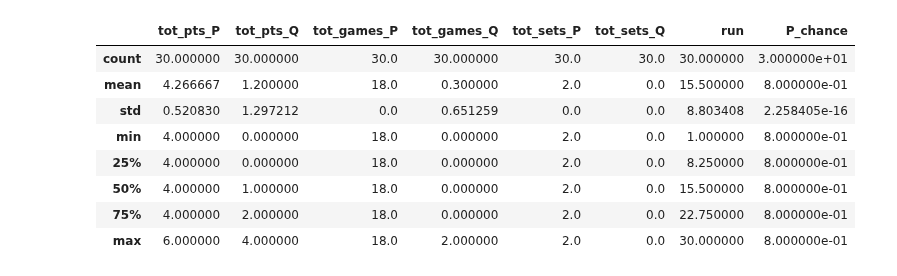
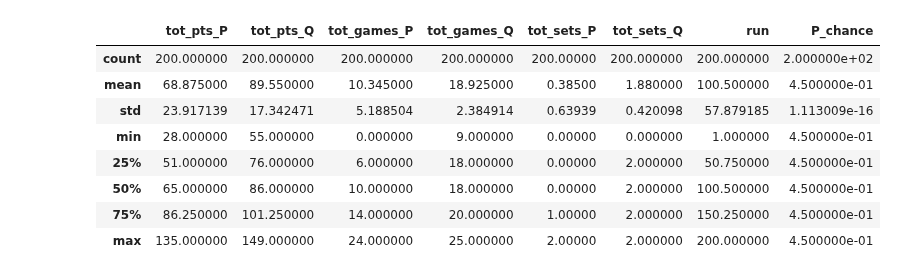
Before and after one commit to Henriquelay/markov-chain-tennis, a Jupyter notebook: grapher.ipynb, the cells around one changed output. Cells and saved outputs as stored; diff of their text form; code cells hidden in the pictures.

```diff
--- a/grapher.ipynb
+++ b/grapher.ipynb
@@ -4,7 +4,7 @@ import seaborn as sns
 
 sns.set_theme(style="whitegrid")
 
-chances = [.8, .45]
+chances = [.7, .45]
 # %%
 df = pd.read_csv('out.csv')
 # Splitting df between "advantage" (high chance to win) runs and "fair" (~50% chance to win) runs
@@ -33,13 +40,13 @@ df_advantage.describe()
 # %%
-df_ = grouped_df.get_group(chances[1])
-df_advantage.describe()
+df_fair = grouped_df.get_group(chances[1])
+df_fair.describe()
 # %% [output]
 |  | tot_pts_P | tot_pts_Q | tot_games_P | tot_games_Q | tot_sets_P | tot_sets_Q | run | P_chance |
-| count | 30.000000 | 30.000000 | 30.0 | 30.000000 | 30.0 | 30.0 | 30.000000 | 3.000000e+01 |
-| mean | 4.266667 | 1.200000 | 18.0 | 0.300000 | 2.0 | 0.0 | 15.500000 | 8.000000e-01 |
-| std | 0.520830 | 1.297212 | 0.0 | 0.651259 | 0.0 | 0.0 | 8.803408 | 2.258405e-16 |
-| min | 4.000000 | 0.000000 | 18.0 | 0.000000 | 2.0 | 0.0 | 1.000000 | 8.000000e-01 |
-| 25% | 4.000000 | 0.000000 | 18.0 | 0.000000 | 2.0 | 0.0 | 8.250000 | 8.000000e-01 |
-| 50% | 4.000000 | 1.000000 | 18.0 | 0.000000 | 2.0 | 0.0 | 15.500000 | 8.000000e-01 |
-| 75% | 4.000000 | 2.000000 | 18.0 | 0.000000 | 2.0 | 0.0 | 22.750000 | 8.000000e-01 |
-| max | 6.000000 | 4.000000 | 18.0 | 2.000000 | 2.0 | 0.0 | 30.000000 | 8.000000e-01 |
+| count | 200.000000 | 200.000000 | 200.000000 | 200.000000 | 200.00000 | 200.000000 | 200.000000 | 2.000000e+02 |
+| mean | 68.875000 | 89.550000 | 10.345000 | 18.925000 | 0.38500 | 1.880000 | 100.500000 | 4.500000e-01 |
+| std | 23.917139 | 17.342471 | 5.188504 | 2.384914 | 0.63939 | 0.420098 | 57.879185 | 1.113009e-16 |
+| min | 28.000000 | 55.000000 | 0.000000 | 9.000000 | 0.00000 | 0.000000 | 1.000000 | 4.500000e-01 |
+| 25% | 51.000000 | 76.000000 | 6.000000 | 18.000000 | 0.00000 | 2.000000 | 50.750000 | 4.500000e-01 |
+| 50% | 65.000000 | 86.000000 | 10.000000 | 18.000000 | 0.00000 | 2.000000 | 100.500000 | 4.500000e-01 |
+| 75% | 86.250000 | 101.250000 | 14.000000 | 20.000000 | 1.00000 | 2.000000 | 150.250000 | 4.500000e-01 |
+| max | 135.000000 | 149.000000 | 24.000000 | 25.000000 | 2.00000 | 2.000000 | 200.000000 | 4.500000e-01 |
```
Also changed, not shown: parts of 11 cells of this notebook.
